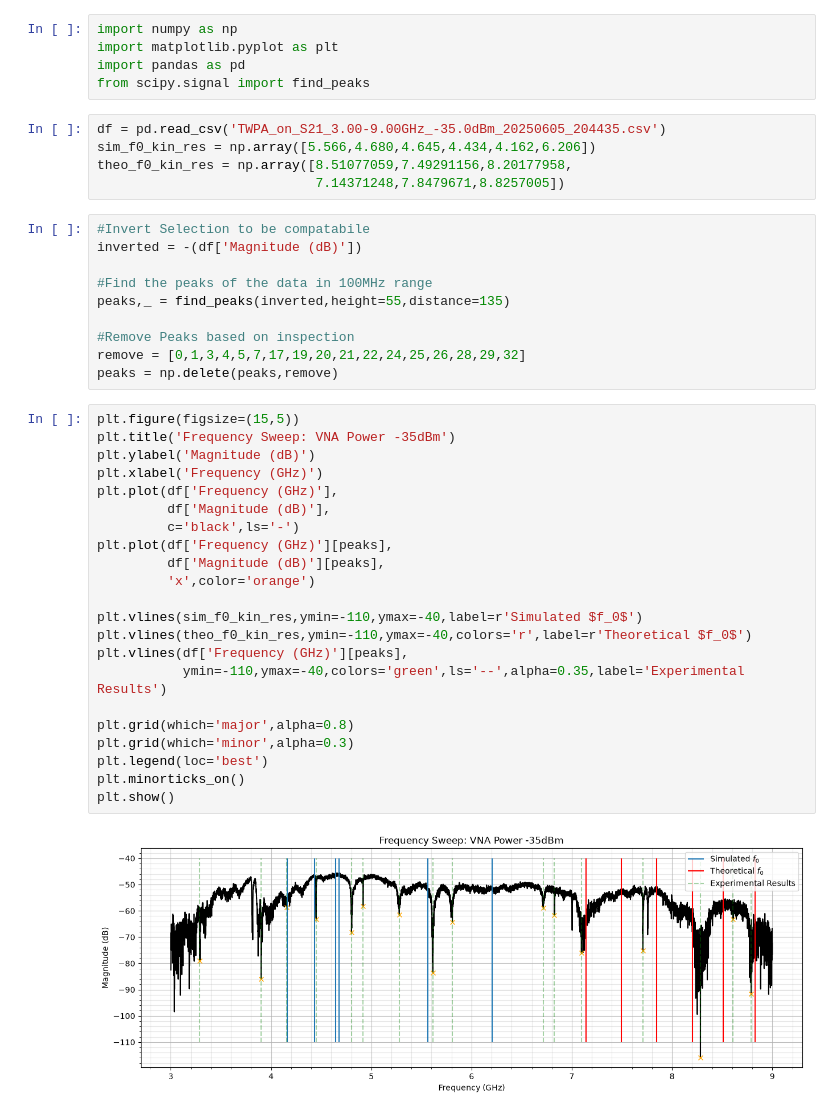
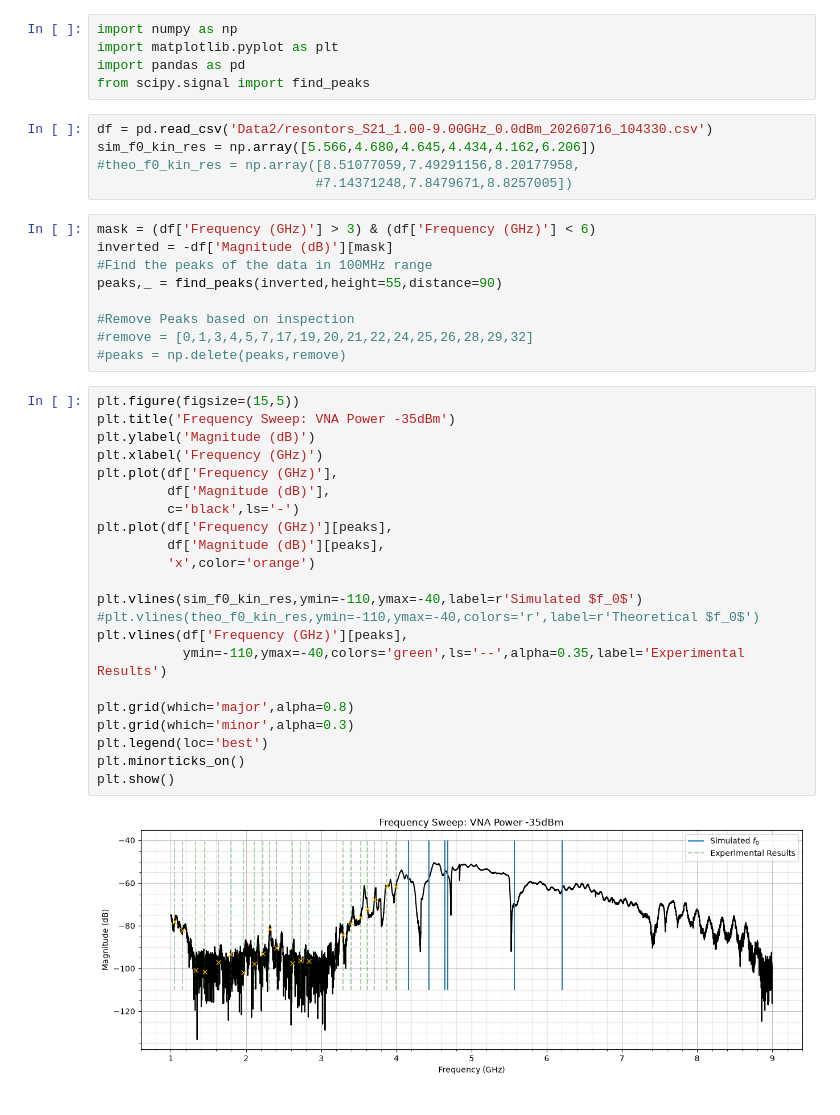
Before and after one commit to benji-thomas/Resonator-Frequency-Simulation, a Jupyter notebook: Analysis_Dataframe.ipynb, the cells around one changed output. Cells and saved outputs as stored; diff of their text form.

```diff
--- a/Analysis_Dataframe.ipynb
+++ b/Analysis_Dataframe.ipynb
@@ -4,44 +4,43 @@ import matplotlib.pyplot as plt
 import pandas as pd
 from scipy.signal import find_peaks
 # %%
-df = pd.read_csv('TWPA_on_S21_3.00-9.00GHz_-35.0dBm_20250605_204435.csv')
+df = pd.read_csv('Data2/resontors_S21_1.00-9.00GHz_0.0dBm_20260716_104330.csv')
 sim_f0_kin_res = np.array([5.566,4.680,4.645,4.434,4.162,6.206])
-theo_f0_kin_res = np.array([8.51077059,7.49291156,8.20177958,
-                            7.14371248,7.8479671,8.8257005])
+#theo_f0_kin_res = np.array([8.51077059,7.49291156,8.20177958,
+                            #7.14371248,7.8479671,8.8257005])
 # %%
-#Invert Selection to be compatabile
-inverted = -(df['Magnitude (dB)'])
-
+mask = (df['Frequency (GHz)'] > 3) & (df['Frequency (GHz)'] < 6)
+inverted = -df['Magnitude (dB)'][mask]
 #Find the peaks of the data in 100MHz range
-peaks,_ = find_peaks(inverted,height=55,distance=135)
+peaks,_ = find_peaks(inverted,height=55,distance=90)
 
 #Remove Peaks based on inspection
-remove = [0,1,3,4,5,7,17,19,20,21,22,24,25,26,28,29,32]
-peaks = np.delete(peaks,remove)
+#remove = [0,1,3,4,5,7,17,19,20,21,22,24,25,26,28,29,32]
+#peaks = np.delete(peaks,remove)
 # %%
 plt.figure(figsize=(15,5))
 plt.title('Frequency Sweep: VNA Power -35dBm')
 plt.ylabel('Magnitude (dB)')
 plt.xlabel('Frequency (GHz)')
 plt.plot(df['Frequency (GHz)'],
          df['Magnitude (dB)'],
          c='black',ls='-')
 plt.plot(df['Frequency (GHz)'][peaks],
          df['Magnitude (dB)'][peaks],
          'x',color='orange')
 
 plt.vlines(sim_f0_kin_res,ymin=-110,ymax=-40,label=r'Simulated $f_0$')
-plt.vlines(theo_f0_kin_res,ymin=-110,ymax=-40,colors='r',label=r'Theoretical $f_0$')
+#plt.vlines(theo_f0_kin_res,ymin=-110,ymax=-40,colors='r',label=r'Theoretical $f_0$')
 plt.vlines(df['Frequency (GHz)'][peaks],
            ymin=-110,ymax=-40,colors='green',ls='--',alpha=0.35,label='Experimental Results')
 
 plt.grid(which='major',alpha=0.8)
 plt.grid(which='minor',alpha=0.3)
 plt.legend(loc='best')
 plt.minorticks_on()
 plt.show()
 # %% [output]
-[figure, old version]
+[figure, new version]
 # %%
 print(df['Frequency (GHz)'][peaks])
 csv = df['Frequency (GHz)'][peaks]
```
Also changed, not shown: parts of 2 cells of this notebook, 8 other files.
